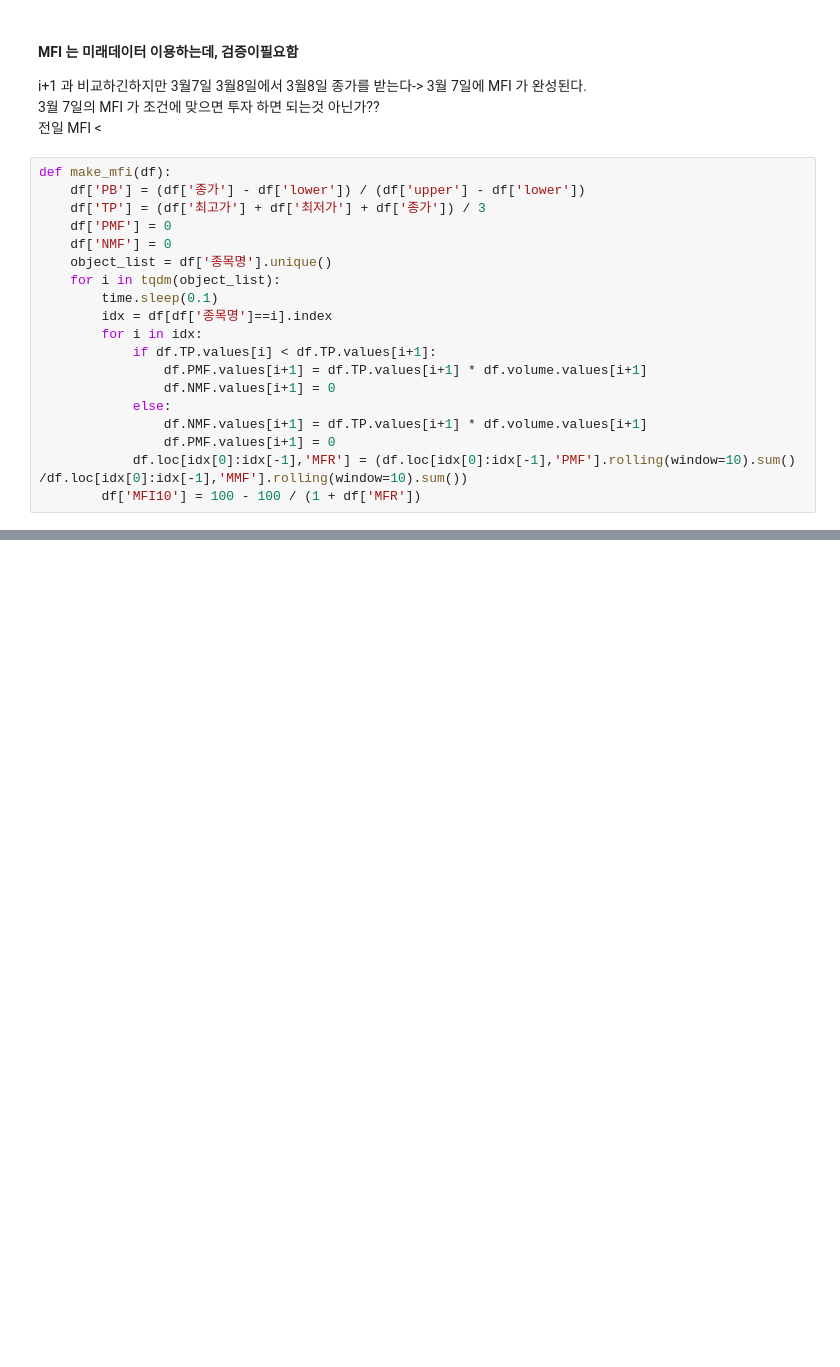
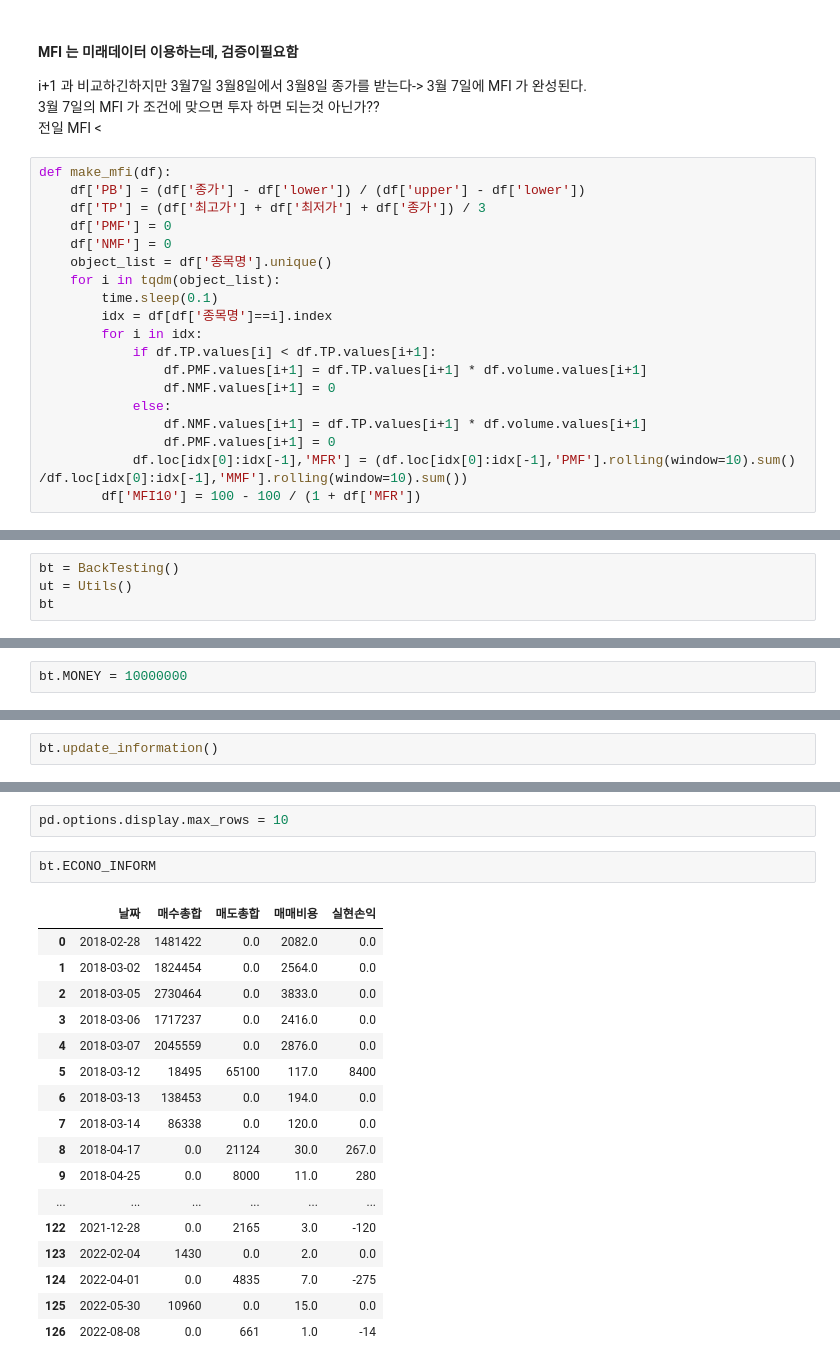
Before and after one commit to eseom31/Kis_Api_test, a Jupyter notebook: utils/jupyter_files/볼린저밴드_매수전략.ipynb, the cells around one changed output, grey strips where cells are left out. Cells and saved outputs as stored; diff of their text form; blank space fills up the shorter version.

```diff
--- a/utils/jupyter_files/볼린저밴드_매수전략.ipynb
+++ b/utils/jupyter_files/볼린저밴드_매수전략.ipynb
@@ -114,0 +253,4 @@ def make_mfi(df):
+# %%
+bt = BackTesting()
+ut = Utils()
+bt
@@ -114,0 +259,2 @@ def make_mfi(df):
+# %%
+bt.MONEY = 10000000
@@ -114,0 +263,2 @@ def make_mfi(df):
+# %%
+bt.update_information()
@@ -114,0 +281,22 @@ def make_mfi(df):
+# %%
+pd.options.display.max_rows = 10
+# %%
+bt.ECONO_INFORM
+# %% [output]
+|  | 날짜 | 매수총합 | 매도총합 | 매매비용 | 실현손익 |
+| 0 | 2018-02-28 | 1481422 | 0.0 | 2082.0 | 0.0 |
+| 1 | 2018-03-02 | 1824454 | 0.0 | 2564.0 | 0.0 |
+| 2 | 2018-03-05 | 2730464 | 0.0 | 3833.0 | 0.0 |
+| 3 | 2018-03-06 | 1717237 | 0.0 | 2416.0 | 0.0 |
+| 4 | 2018-03-07 | 2045559 | 0.0 | 2876.0 | 0.0 |
+| 5 | 2018-03-12 | 18495 | 65100 | 117.0 | 8400 |
+| 6 | 2018-03-13 | 138453 | 0.0 | 194.0 | 0.0 |
+| 7 | 2018-03-14 | 86338 | 0.0 | 120.0 | 0.0 |
+| 8 | 2018-04-17 | 0.0 | 21124 | 30.0 | 267.0 |
+| 9 | 2018-04-25 | 0.0 | 8000 | 11.0 | 280 |
+| ... | ... | ... | ... | ... | ... |
+| 122 | 2021-12-28 | 0.0 | 2165 | 3.0 | -120 |
+| 123 | 2022-02-04 | 1430 | 0.0 | 2.0 | 0.0 |
+| 124 | 2022-04-01 | 0.0 | 4835 | 7.0 | -275 |
+| 125 | 2022-05-30 | 10960 | 0.0 | 15.0 | 0.0 |
+| 126 | 2022-08-08 | 0.0 | 661 | 1.0 | -14 |
```
Also changed, not shown: parts of 26 cells of this notebook.
